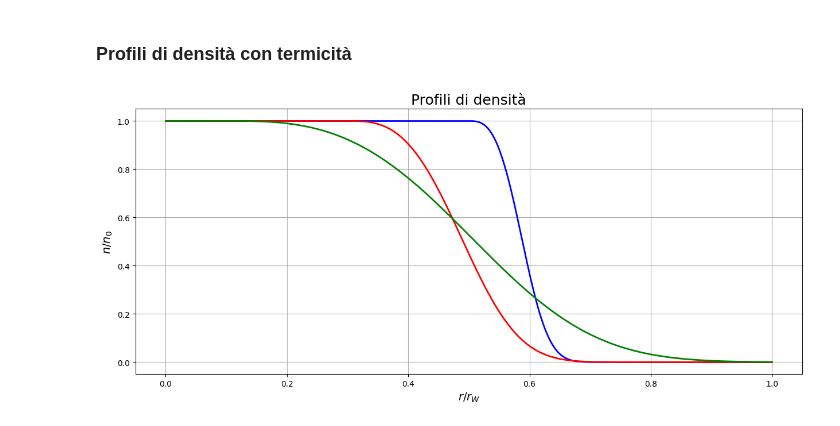
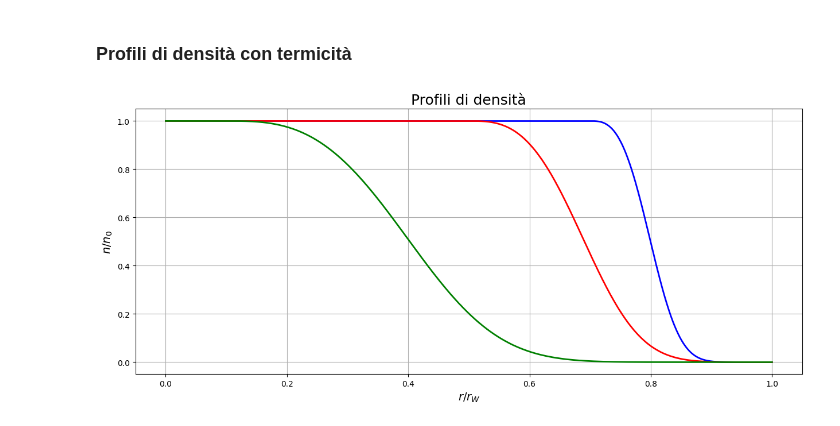
Before and after one commit to Negrini085/LaboPlasmi, a Jupyter notebook: Dispense/Immagini/Grafici/grafici.ipynb, the cells around one changed output. Drawn from its saved outputs; the diff is of its cells as text; code cells hidden in the pictures.

```diff
--- a/Dispense/Immagini/Grafici/grafici.ipynb
+++ b/Dispense/Immagini/Grafici/grafici.ipynb
@@ -80,17 +80,17 @@ plt.show()
 # %%
 fig = plt.figure(figsize=(15, 6))
 
 x = np.linspace(0, 1, 10000)
 
 #Profilo di densità reale: è continuo, con una decrescita graduale
-y1 = np.zeros(10000); y1[0:5000] = 1; y1[5000:10000] = np.exp(-1000 * (x[5000:10000] - 0.5) * (x[5000:10000] - 0.5) * (x[5000:10000] - 0.5))
-y2 = np.zeros(10000); y2[0:3000] = 1; y2[3000:10000] = np.exp(-100 * (x[3000:10000] - 0.3) * (x[3000:10000] - 0.3) * (x[3000:10000] - 0.3))
-y3 = np.zeros(10000); y3[0:1000] = 1; y3[1000:10000] = np.exp(-10 * (x[1000:10000] - 0.1) * (x[1000:10000] - 0.1) * (x[1000:10000] - 0.1))
+y1 = np.zeros(10000); y1[0:7000] = 1; y1[7000:10000] = np.exp(-700 * (x[7000:10000] - 0.7) * (x[7000:10000] - 0.7) * (x[7000:10000] - 0.7))
+y2 = np.zeros(10000); y2[0:5000] = 1; y2[5000:10000] = np.exp(-100 * (x[5000:10000] - 0.5) * (x[5000:10000] - 0.5) * (x[5000:10000] - 0.5))
+y3 = np.zeros(10000); y3[0:1000] = 1; y3[1000:10000] = np.exp(-25 * (x[1000:10000] - 0.1) * (x[1000:10000] - 0.1) * (x[1000:10000] - 0.1))
 plt.plot(x, y1, color = 'blue', linewidth = 2, label = 'Profilo 1')
 plt.plot(x, y2, color = 'red', linewidth = 2, label = 'Profilo 2')
 plt.plot(x, y3, color = 'green', linewidth = 2, label = 'Profilo 3')
 plt.grid(True); plt.xlabel(r'$r/r_W$', fontsize = 14); plt.ylabel(r'$n/n_0$', fontsize = 14)
 plt.title('Profili di densità', fontsize = 18)
 plt.show()
 # %% [output]
-[figure, old version]
+[figure, new version]
```
Also changed, not shown: 2 other files.
